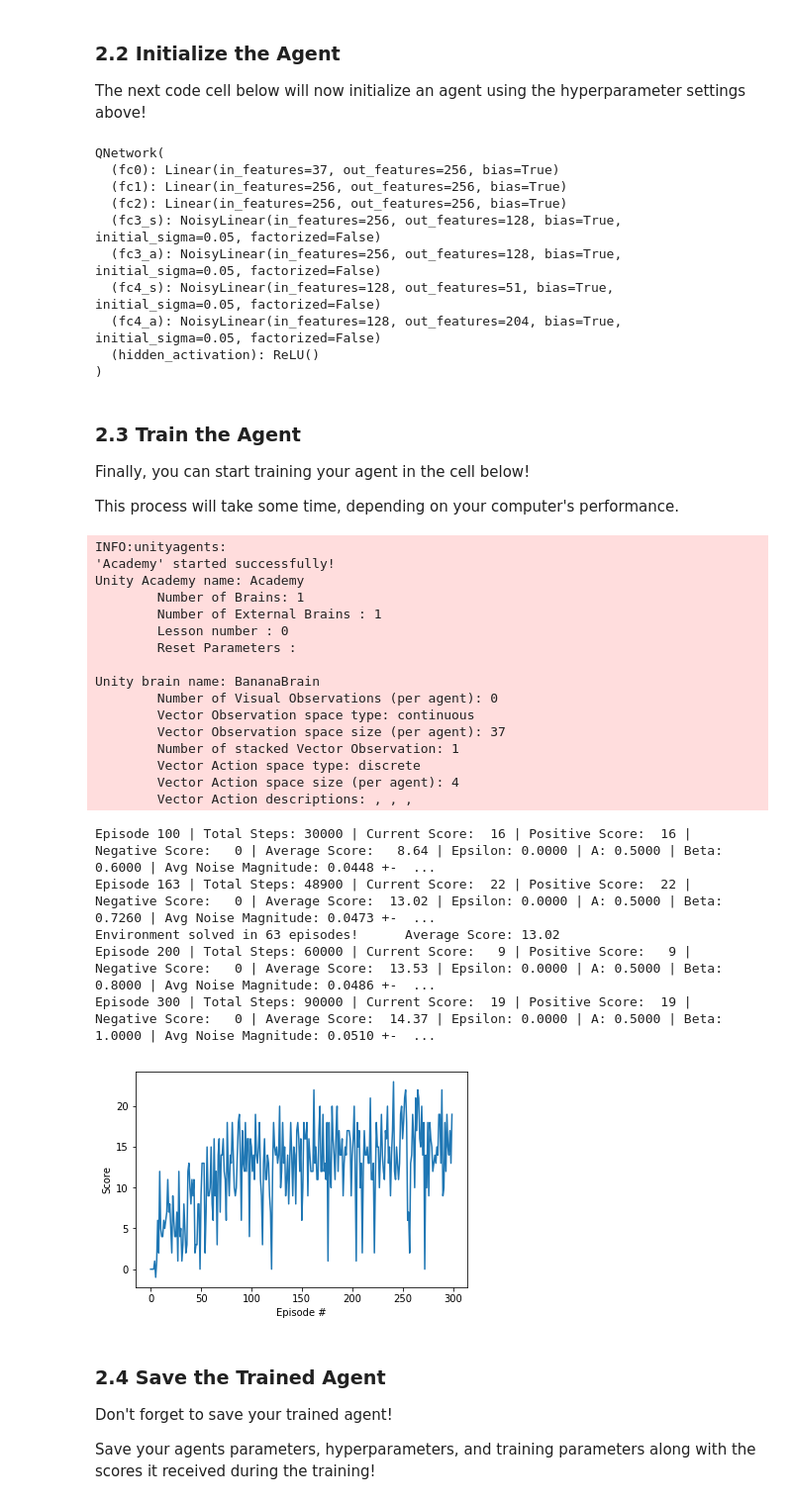
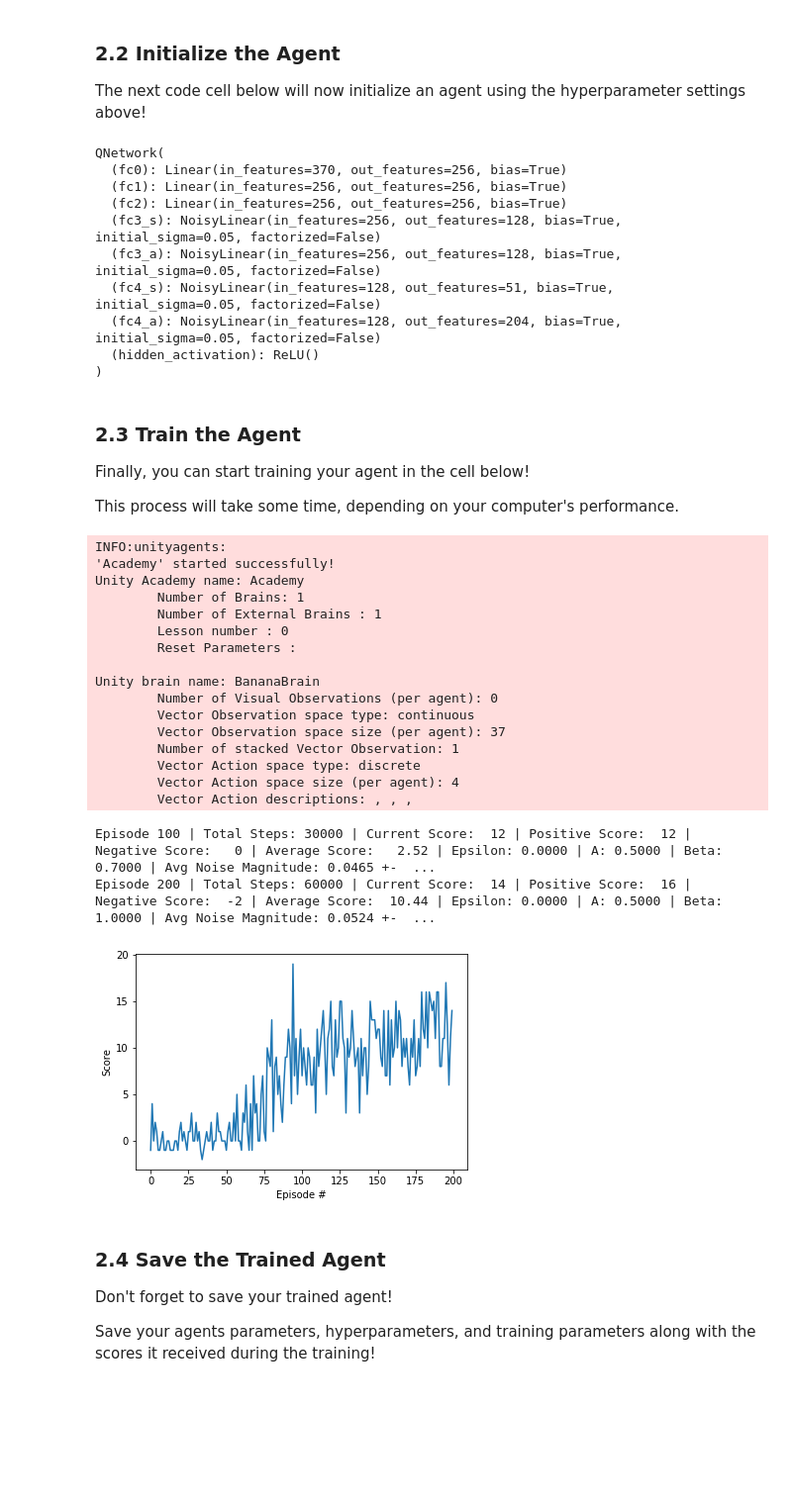
Before and after one commit to dragonoken/Udacity-DRL-Nanodegree-Navigation-Project, a Jupyter notebook: Navigation.ipynb, the cells around one changed output. Shown at 99% size. Drawn from its saved outputs; the diff is of its cells as text; code cells hidden in the pictures; blank space fills up the shorter version.

Commit message:
Add temporal memory input
Use more than 1 recent state as input to provide the agent some sort of short-term memory.

...did not work as I expected.

```diff
--- a/Navigation.ipynb
+++ b/Navigation.ipynb
@@ -164,21 +164,23 @@ hyperparams = {
 # Training Parameters
 
 train_params = {
-    'n_episodes': 300,                                    # number of episodes to train the agent for
+    'n_episodes': 200,                                    # number of episodes to train the agent for
     'eps_start':  0.,   'eps_end':  0.,  'eps_decay': 0., # initial, minimum epsilon values and decay rate for epsilon-greedy policy
     'beta_start': 0.4,   'beta_end': 1.0                  # importance-sampling weight for prioritized experience replay
 }
+
+temporal_memory_length = 10
 # %% [markdown]
 ### 2.2 Initialize the Agent
 
 The next code cell below will now initialize an agent using the hyperparameter settings above!
 # %%
-agent = Agent(state_size=STATE_SIZE, action_size=ACTION_SIZE, **hyperparams)
+agent = Agent(state_size=STATE_SIZE * temporal_memory_length, action_size=ACTION_SIZE, **hyperparams)
 
 agent.qnetwork_local
 # %% [output]
 QNetwork(
-  (fc0): Linear(in_features=37, out_features=256, bias=True)
+  (fc0): Linear(in_features=370, out_features=256, bias=True)
   (fc1): Linear(in_features=256, out_features=256, bias=True)
   (fc2): Linear(in_features=256, out_features=256, bias=True)
   (fc3_s): NoisyLinear(in_features=256, out_features=128, bias=True, initial_sigma=0.05, factorized=False)
@@ -228,14 +230,19 @@ def dqn(n_episodes=2000,
     n_steps_taken = 0
     for i_episode in range(1, n_episodes+1):
         env_info = env.reset(train_mode=True)[BRAIN_NAME]
-        state = env_info.vector_observations[0]
+        temporal_memory = deque([np.zeros(STATE_SIZE) for _ in range(temporal_memory_length - 1)]
+                                + [env_info.vector_observations[0]], maxlen=temporal_memory_length)
+#         state = env_info.vector_observations[0]
+        state = np.concatenate(temporal_memory)
         pos_score = 0
         neg_score = 0
         t = 0
         while True:
             action     = int(agent.act(state, eps))
             env_info   = env.step(action)[BRAIN_NAME]
-            next_state = env_info.vector_observations[0]
+            temporal_memory.append(env_info.vector_observations[0])
+#             next_state = env_info.vector_observations[0]
+            next_state = np.concatenate(temporal_memory)
             reward     = env_info.rewards[0]
             done       = env_info.local_done[0]
             agent.step(state, action, reward, next_state, done)
@@ -278,39 +285,36 @@ def dqn(n_episodes=2000,
 scores = dqn(**train_params,
              continue_after_solved=True)
 
 env.close()
 
 # plot the scores
 plt.rcParams['figure.facecolor'] = 'w'
 fig = plt.figure()
 ax = fig.add_subplot(111)
 plt.plot(np.arange(len(scores)), scores)
 plt.ylabel('Score')
 plt.xlabel('Episode #')
 plt.show()
 # %% [output]
 INFO:unityagents:
 'Academy' started successfully!
 Unity Academy name: Academy
         Number of Brains: 1
         Number of External Brains : 1
         Lesson number : 0
         Reset Parameters :
 
 Unity brain name: BananaBrain
         Number of Visual Observations (per agent): 0
         Vector Observation space type: continuous
         Vector Observation space size (per agent): 37
         Number of stacked Vector Observation: 1
         Vector Action space type: discrete
         Vector Action space size (per agent): 4
         Vector Action descriptions: , , ,
-Episode 100 | Total Steps: 30000 | Current Score:  16 | Positive Score:  16 | Negative Score:   0 | Average Score:   8.64 | Epsilon: 0.0000 | A: 0.5000 | Beta: 0.6000 | Avg Noise Magnitude: 0.0448 +-  ...
-Episode 163 | Total Steps: 48900 | Current Score:  22 | Positive Score:  22 | Negative Score:   0 | Average Score:  13.02 | Epsilon: 0.0000 | A: 0.5000 | Beta: 0.7260 | Avg Noise Magnitude: 0.0473 +-  ...
-Environment solved in 63 episodes!      Average Score: 13.02
-Episode 200 | Total Steps: 60000 | Current Score:   9 | Positive Score:   9 | Negative Score:   0 | Average Score:  13.53 | Epsilon: 0.0000 | A: 0.5000 | Beta: 0.8000 | Avg Noise Magnitude: 0.0486 +-  ...
-Episode 300 | Total Steps: 90000 | Current Score:  19 | Positive Score:  19 | Negative Score:   0 | Average Score:  14.37 | Epsilon: 0.0000 | A: 0.5000 | Beta: 1.0000 | Avg Noise Magnitude: 0.0510 +-  ...
+Episode 100 | Total Steps: 30000 | Current Score:  12 | Positive Score:  12 | Negative Score:   0 | Average Score:   2.52 | Epsilon: 0.0000 | A: 0.5000 | Beta: 0.7000 | Avg Noise Magnitude: 0.0465 +-  ...
+Episode 200 | Total Steps: 60000 | Current Score:  14 | Positive Score:  16 | Negative Score:  -2 | Average Score:  10.44 | Epsilon: 0.0000 | A: 0.5000 | Beta: 1.0000 | Avg Noise Magnitude: 0.0524 +-  ...
-[figure, old version]
+[figure, new version]
 # %% [markdown]
 ### 2.4 Save the Trained Agent
 
```
Also changed, not shown: parts of 1 cell of this notebook.
